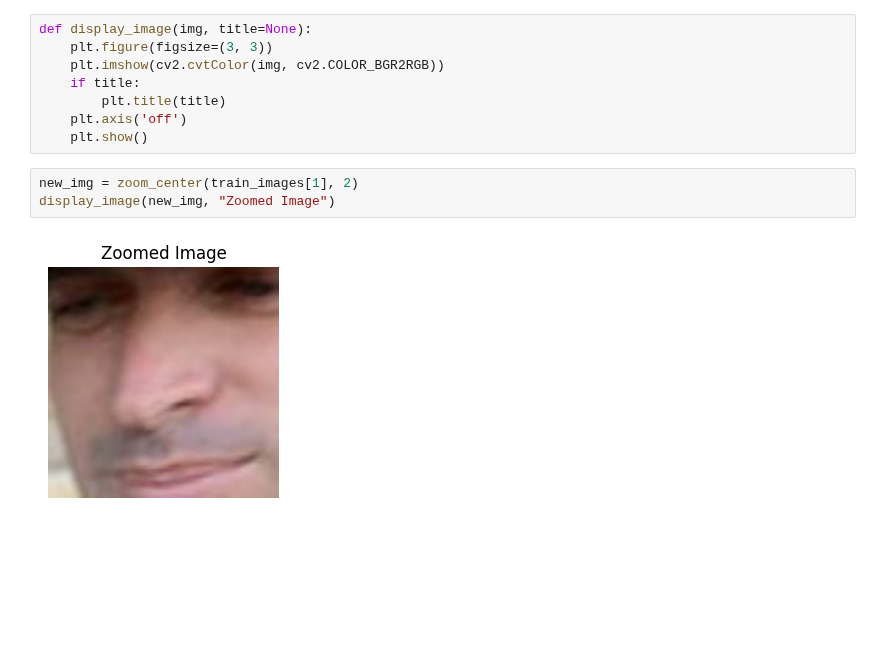
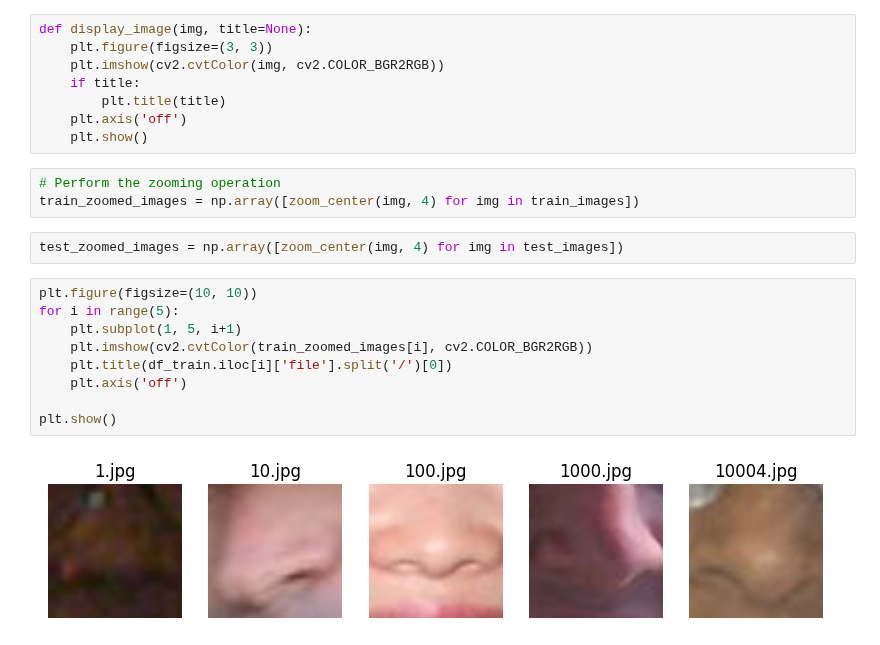
Before and after one commit to janeclrst/fores-1, a Jupyter notebook: main.ipynb, the cells around one changed output. Saved outputs shown, nothing was run; the diff lists cells and outputs as text; blank space fills up the shorter version.

Commit message:
zoom and center the images

```diff
--- a/main.ipynb
+++ b/main.ipynb
@@ -148,8 +148,19 @@ def display_image(img, title=None):
         plt.title(title)
     plt.axis('off')
     plt.show()
-# %%
-new_img = zoom_center(train_images[1], 2)
-display_image(new_img, "Zoomed Image")
-# %% [output]
-[figure, removed]
+# %%
+# Perform the zooming operation
+train_zoomed_images = np.array([zoom_center(img, 4) for img in train_images])
+# %%
+test_zoomed_images = np.array([zoom_center(img, 4) for img in test_images])
+# %%
+plt.figure(figsize=(10, 10))
+for i in range(5):
+    plt.subplot(1, 5, i+1)
+    plt.imshow(cv2.cvtColor(train_zoomed_images[i], cv2.COLOR_BGR2RGB))
+    plt.title(df_train.iloc[i]['file'].split('/')[0])
+    plt.axis('off')
+
+plt.show()
+# %% [output]
+[figure, added]
```
